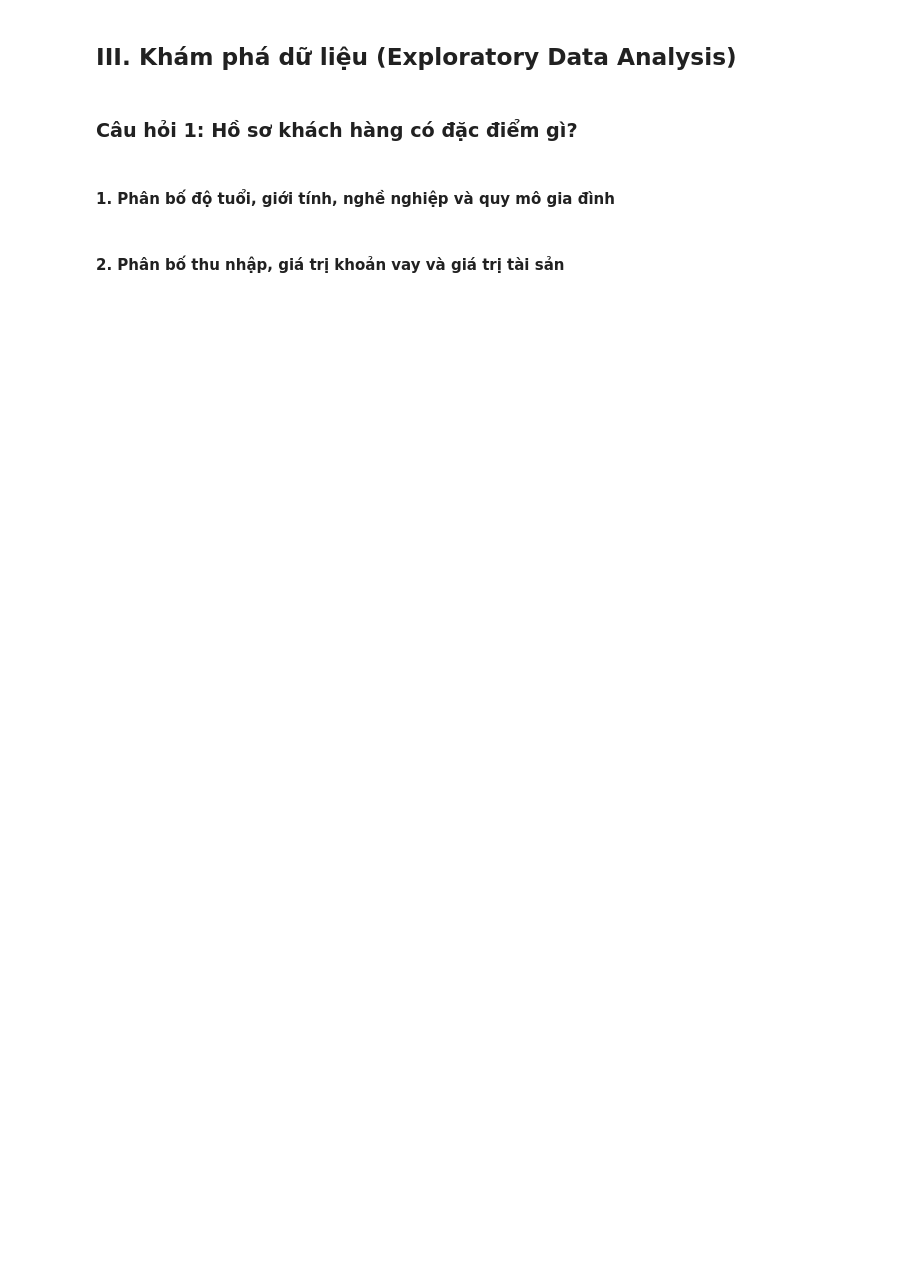
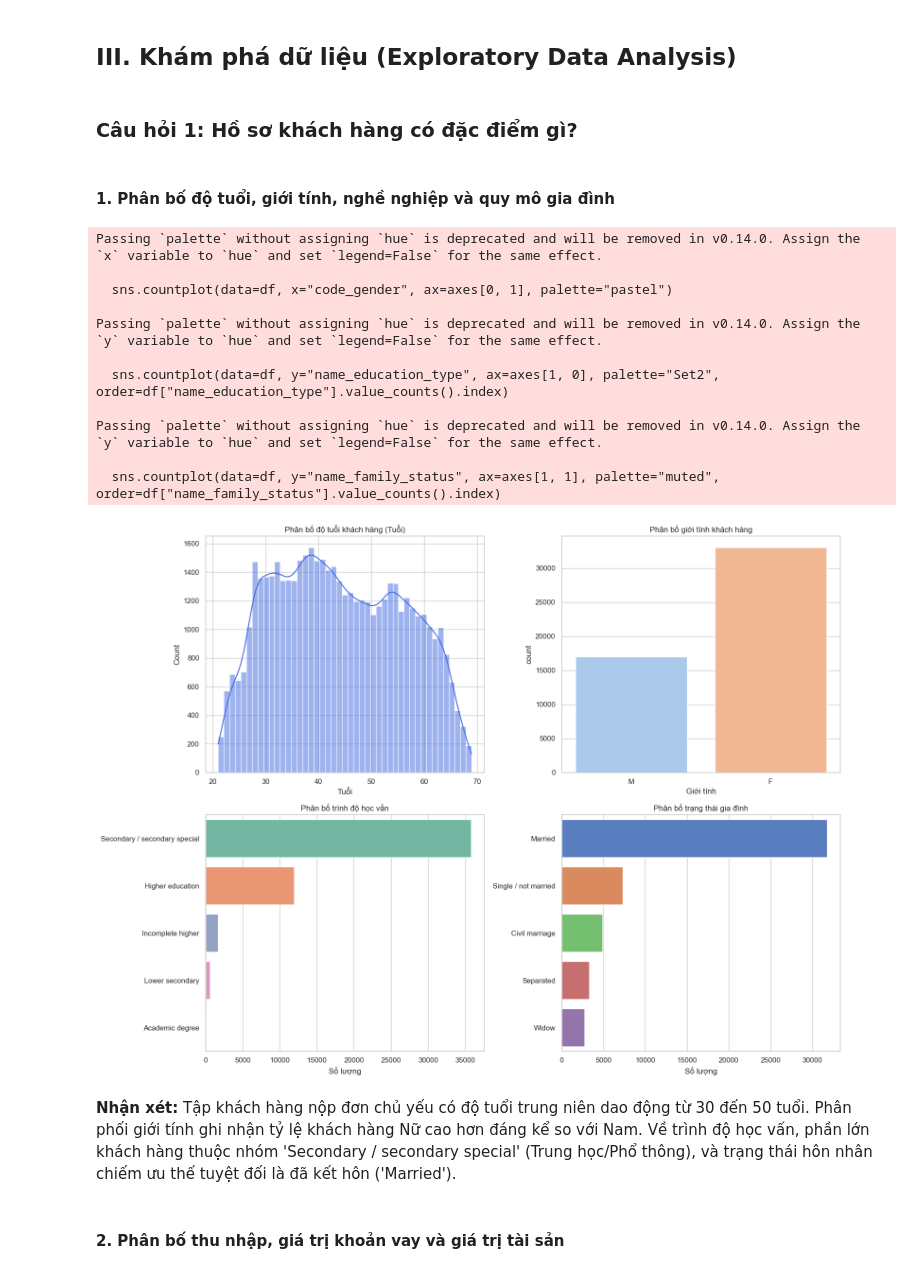
Before and after one commit to thanhhung9720001-collab/credit-risk-classifier, a Jupyter notebook: notebooks/04_eda_visualization.ipynb, the cells around one changed output. Saved outputs shown, nothing was run; the diff lists cells and outputs as text; code cells hidden in the pictures; blank space fills up the shorter version.

```diff
--- a/notebooks/04_eda_visualization.ipynb
+++ b/notebooks/04_eda_visualization.ipynb
@@ -31,2 +128,20 @@ DỰ ÁN: XÂY DỰNG MÔ HÌNH PHÂN LOẠI VÀ DỰ BÁO RỦI RO KHÁCH HÀNG
 # %% [markdown]
 ### 3. Chọn biến ưu tiên theo ý nghĩa nghiệp vụ và tương quan với TARGET
+# %%
+# Chuyển đổi các biến ngày âm thành tuổi dương và năm làm việc
+df["age"] = -df["days_birth"] / 365.25
+if "days_employed" in df.columns:
+    df["years_employed"] = -df["days_employed"] / 365.25
+
+# Tìm top các biến số có tương quan tuyến tính mạnh nhất với TARGET
+numeric_cols = df.select_dtypes(include=[np.number]).columns
+correlations = df[numeric_cols].corr()["target"].abs().sort_values(ascending=False)
+print("Top 15 biến số tương quan mạnh nhất với TARGET:")
+print(correlations.head(15))
+
+# Chọn danh sách biến ưu tiên làm EDA sâu
+priority_numeric = ["age", "ext_source_2", "ext_source_3", "amt_income_total", "amt_credit", "bureau_max_overdue", "credit_card_max_dpd"]
+priority_numeric = [c for c in priority_numeric if c in df.columns]
+
+priority_categorical = ["code_gender", "name_education_type", "occupation_type", "name_income_type"]
+priority_categorical = [c for c in priority_categorical if c in df.columns]
@@ -36,5 +171,47 @@ DỰ ÁN: XÂY DỰNG MÔ HÌNH PHÂN LOẠI VÀ DỰ BÁO RỦI RO KHÁCH HÀNG
 ### Câu hỏi 1: Hồ sơ khách hàng có đặc điểm gì?
 # %% [markdown]
 #### 1. Phân bố độ tuổi, giới tính, nghề nghiệp và quy mô gia đình
+# %%
+fig, axes = plt.subplots(2, 2, figsize=(16, 12))
+
+# 1. Phân bố độ tuổi
+sns.histplot(data=df, x="age", kde=True, ax=axes[0, 0], color="royalblue")
+axes[0, 0].set_title("Phân bố độ tuổi khách hàng (Tuổi)")
+axes[0, 0].set_xlabel("Tuổi")
+
+# 2. Phân bố giới tính
+sns.countplot(data=df, x="code_gender", ax=axes[0, 1], palette="pastel")
+axes[0, 1].set_title("Phân bố giới tính khách hàng")
+axes[0, 1].set_xlabel("Giới tính")
+
+# 3. Phân bố trình độ học vấn
+sns.countplot(data=df, y="name_education_type", ax=axes[1, 0], palette="Set2", order=df["name_education_type"].value_counts().index)
+axes[1, 0].set_title("Phân bố trình độ học vấn")
+axes[1, 0].set_xlabel("Số lượng")
+axes[1, 0].set_ylabel("")
+
+# 4. Phân bố trạng thái gia đình
+sns.countplot(data=df, y="name_family_status", ax=axes[1, 1], palette="muted", order=df["name_family_status"].value_counts().index)
+axes[1, 1].set_title("Phân bố trạng thái gia đình")
+axes[1, 1].set_xlabel("Số lượng")
+axes[1, 1].set_ylabel("")
+
+plt.tight_layout()
+plt.show()
+# %% [output]
+Passing `palette` without assigning `hue` is deprecated and will be removed in v0.14.0. Assign the `x` variable to `hue` and set `legend=False` for the same effect.
+
+  sns.countplot(data=df, x="code_gender", ax=axes[0, 1], palette="pastel")
+
+Passing `palette` without assigning `hue` is deprecated and will be removed in v0.14.0. Assign the `y` variable to `hue` and set `legend=False` for the same effect.
+
+  sns.countplot(data=df, y="name_education_type", ax=axes[1, 0], palette="Set2", order=df["name_education_type"].value_counts().index)
+
+Passing `palette` without assigning `hue` is deprecated and will be removed in v0.14.0. Assign the `y` variable to `hue` and set `legend=False` for the same effect.
+
+  sns.countplot(data=df, y="name_family_status", ax=axes[1, 1], palette="muted", order=df["name_family_status"].value_counts().index)
+[figure, added]
+# %% [markdown]
+**Nhận xét:** Tập khách hàng nộp đơn chủ yếu có độ tuổi trung niên dao động từ 30 đến 50 tuổi. Phân phối giới tính ghi nhận tỷ lệ khách hàng Nữ cao hơn đáng kể so với Nam. Về trình độ học vấn, phần lớn khách hàng thuộc nhóm 'Secondary / secondary special' (Trung học/Phổ thông), và trạng thái hôn nhân chiếm ưu thế tuyệt đối là đã kết hôn ('Married').
 # %% [markdown]
 #### 2. Phân bố thu nhập, giá trị khoản vay và giá trị tài sản
```
Also changed, not shown: parts of 30 cells of this notebook, 1 other file.
